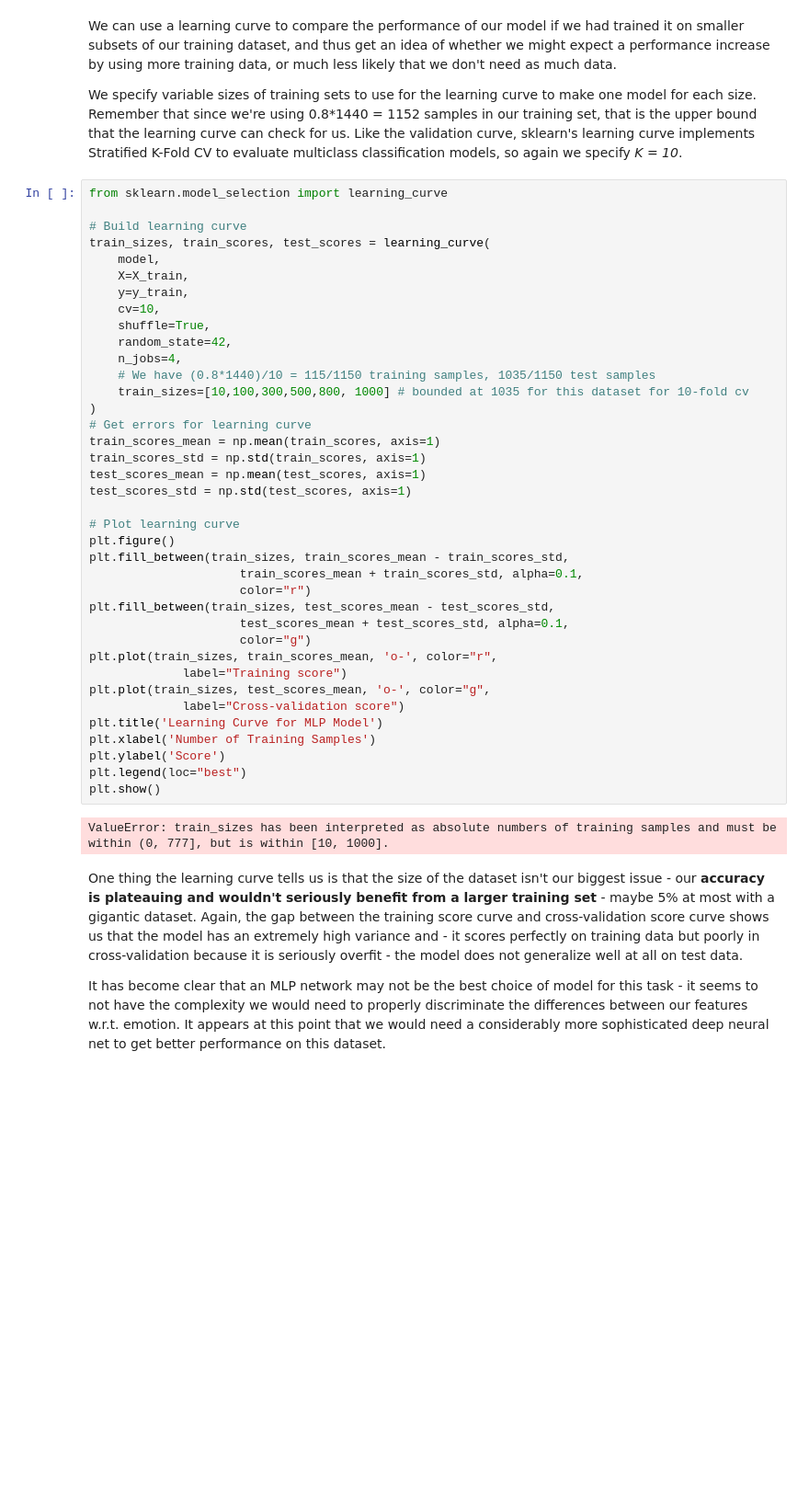
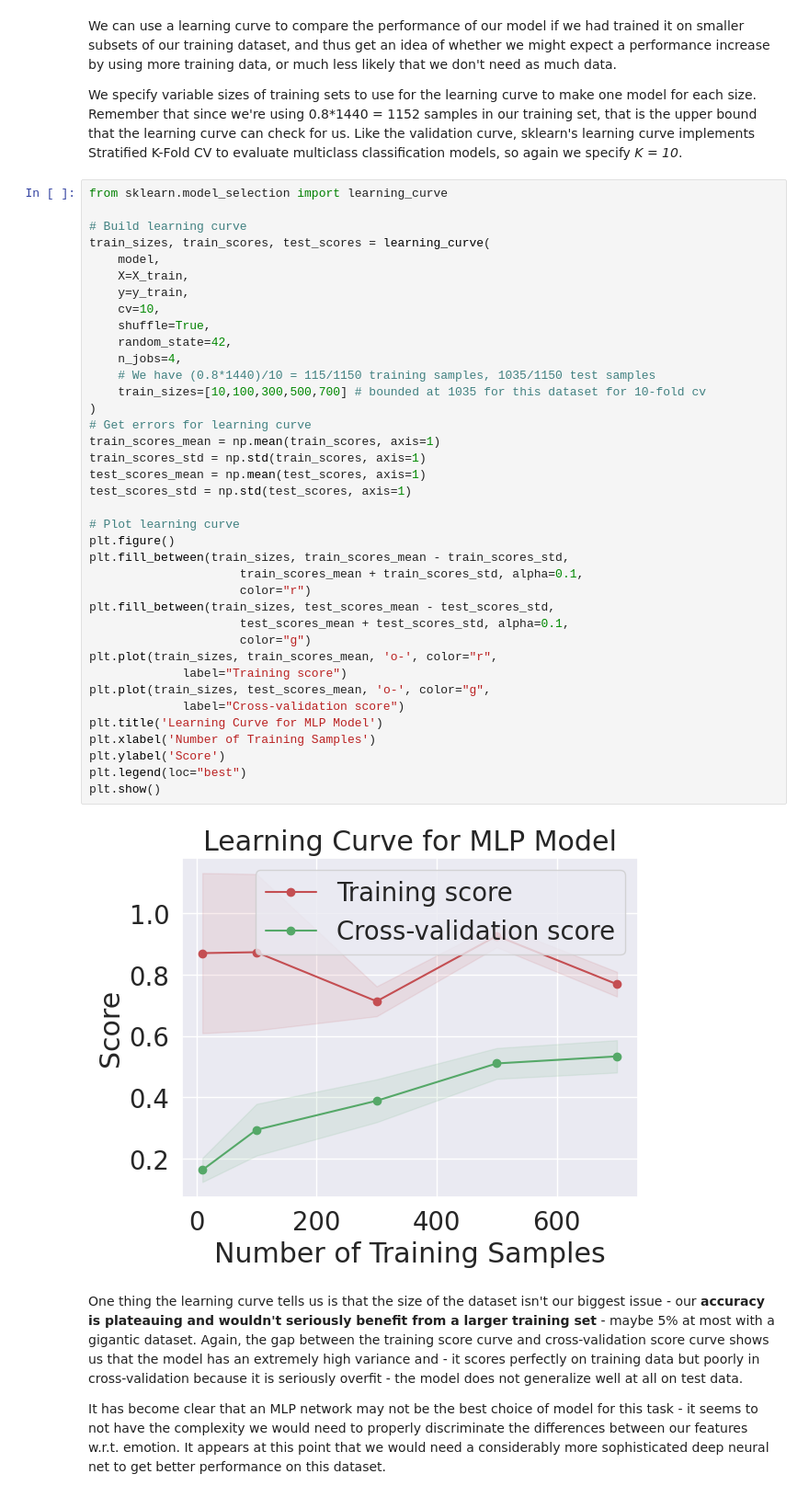
Before and after one commit to jasonsalonga/Week4-NeuralNetworks, a Jupyter notebook: Week4__Neural_Networks.ipynb, the cells around one changed output. Shown at 92% size. Saved outputs shown, nothing was run; the diff lists cells and outputs as text; blank space fills up the shorter version.

```diff
--- a/Week4__Neural_Networks.ipynb
+++ b/Week4__Neural_Networks.ipynb
@@ -718,35 +761,35 @@ train_sizes, train_scores, test_scores = learning_curve(
     cv=10,
     shuffle=True,
     random_state=42,
     n_jobs=4,
     # We have (0.8*1440)/10 = 115/1150 training samples, 1035/1150 test samples
-    train_sizes=[10,100,300,500,800, 1000] # bounded at 1035 for this dataset for 10-fold cv
+    train_sizes=[10,100,300,500,700] # bounded at 1035 for this dataset for 10-fold cv
 )
 # Get errors for learning curve
 train_scores_mean = np.mean(train_scores, axis=1)
 train_scores_std = np.std(train_scores, axis=1)
 test_scores_mean = np.mean(test_scores, axis=1)
 test_scores_std = np.std(test_scores, axis=1)
 
 # Plot learning curve
 plt.figure()
 plt.fill_between(train_sizes, train_scores_mean - train_scores_std,
                      train_scores_mean + train_scores_std, alpha=0.1,
                      color="r")
 plt.fill_between(train_sizes, test_scores_mean - test_scores_std,
                      test_scores_mean + test_scores_std, alpha=0.1,
                      color="g")
 plt.plot(train_sizes, train_scores_mean, 'o-', color="r",
              label="Training score")
 plt.plot(train_sizes, test_scores_mean, 'o-', color="g",
              label="Cross-validation score")
 plt.title('Learning Curve for MLP Model')
 plt.xlabel('Number of Training Samples')
 plt.ylabel('Score')
 plt.legend(loc="best")
 plt.show()
 # %% [output]
-ValueError: train_sizes has been interpreted as absolute numbers of training samples and must be within (0, 777], but is within [10, 1000].
+[figure, added]
 # %% [markdown]
 One thing the learning curve tells us is that the size of the dataset isn't our biggest issue - our **accuracy is plateauing and wouldn't seriously benefit from a larger training set** - maybe 5% at most with a gigantic dataset. Again, the gap between the training score curve and cross-validation score curve shows us that the model has an extremely high variance and - it scores perfectly on training data but poorly in cross-validation because it is seriously overfit - the model does not generalize well at all on test data.
 
```
Also changed, not shown: parts of 9 cells of this notebook, 2 other files.
